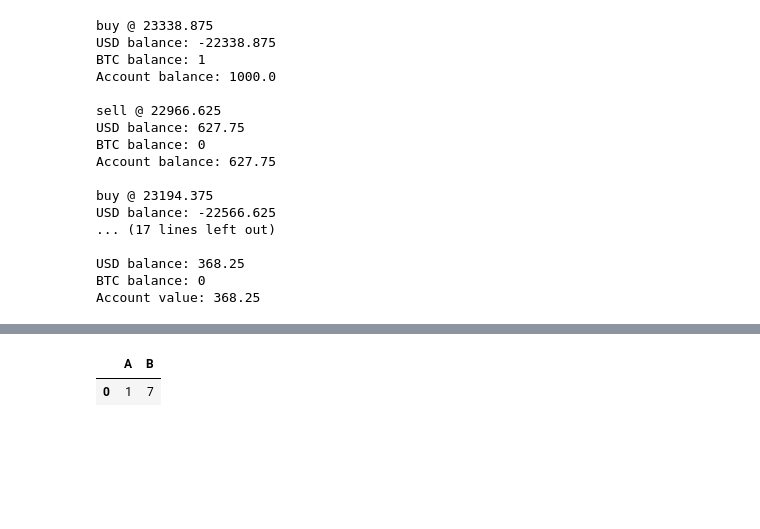
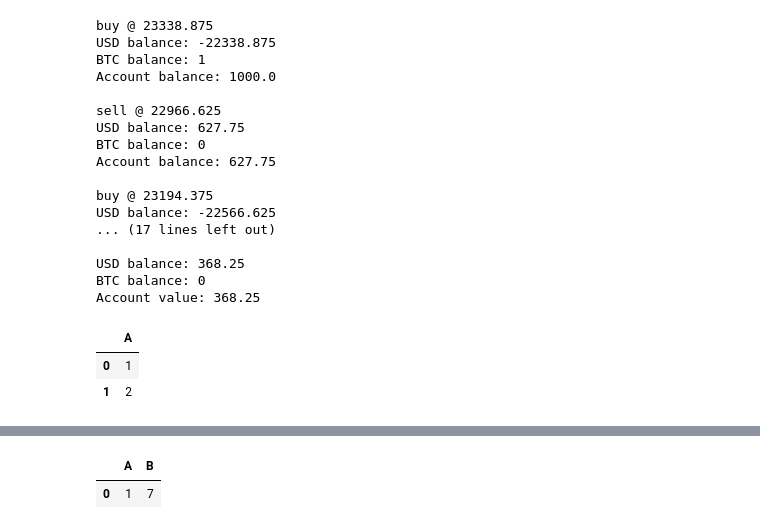
Before and after one commit to SonnyK33/btcalgo, a Jupyter notebook: btc_test.ipynb, the cells around one changed output, grey strips where cells are left out. Saved outputs shown, nothing was run; the diff lists cells and outputs as text; code cells hidden in the pictures; blank space fills up the shorter version.

```diff
--- a/btc_test.ipynb
+++ b/btc_test.ipynb
@@ -710,3 +743,12 @@ from collections import deque
+# %%
+df2 = pd.DataFrame({'A':[1,2]})
+df3 = df2.copy()
+df3['A'] = [3,4]
+df2
+# %% [output]
+|  | A |
+| 0 | 1 |
+| 1 | 2 |
 # %%
 """real time updates"""
 
```
Also changed, not shown: parts of 13 cells of this notebook.
